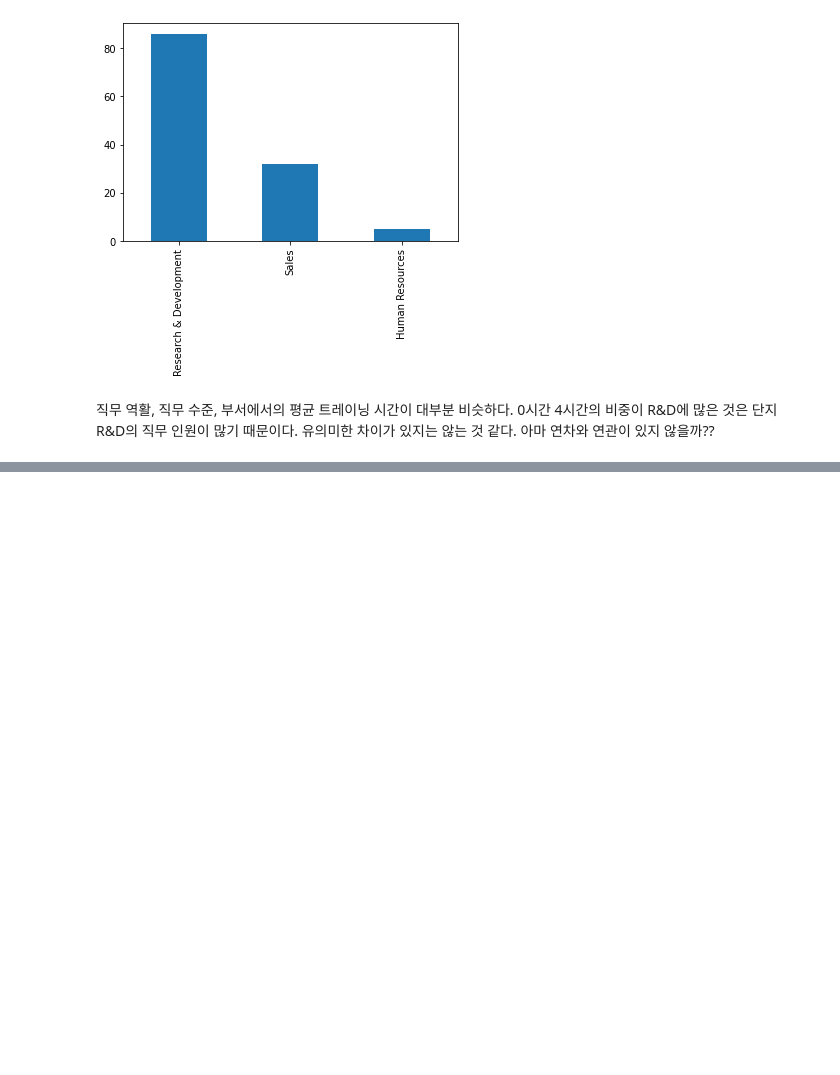
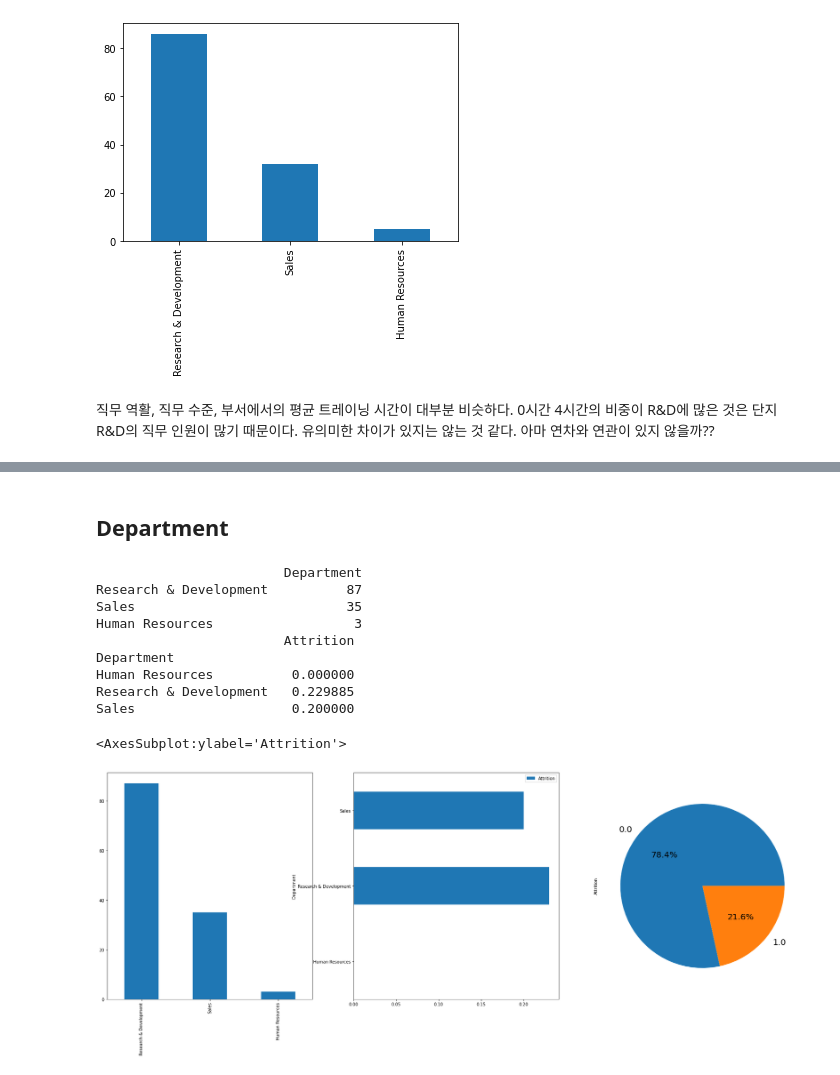
Before and after one commit to Insight-Sogang-Univ/2022_insightcon_1st_group6, a Jupyter notebook: Insightcon1_Guide(준석).ipynb, the cells around one changed output, grey strips where cells are left out. Saved outputs shown, nothing was run; the diff lists cells and outputs as text; code cells hidden in the pictures; blank space fills up the shorter version.

```diff
--- a/Insightcon1_Guide(준석).ipynb
+++ b/Insightcon1_Guide(준석).ipynb
@@ -582,0 +607,13 @@ plt.show()
+# %%
+# age_band 만들기
+data['Age_band'] = 0
+data.loc[data['Age'] <= 25, 'Age_band'] = 0
+data.loc[(data['Age'] > 25) & (data['Age'] <= 33), 'Age_band'] = 1
+data.loc[(data['Age'] > 33) & (data['Age'] <= 41), 'Age_band'] = 2
+data.loc[(data['Age'] >= 42) & (data['Age'] <= 49), 'Age_band'] = 3
+data.loc[data['Age'] > 49, 'Age_band'] = 4
+
+data['SalaryHike_range'] = pd.qcut(data['PercentSalaryHike'], q=4,labels=[1,2,3,4])
+#data_talent = data[data['SalaryHike_range']==4]
+
+dataNew=data.loc[(data["Age"]<34)&(data['SalaryHike_range']==4)]
@@ -582,0 +636,29 @@ plt.show()
+# %% [markdown]
+## Department
+# %%
+dataNew['Attrition']=dataNew['Attrition'].astype("float")
+f,ax=plt.subplots(1,3,figsize=(30,10))
+
+
+
+dataNew['Department'].value_counts().plot.bar(ax=ax[0])
+print(dataNew['Department'].value_counts().to_frame())
+
+dataNew[['Attrition','Department']].groupby(['Department']).mean().plot.barh(ax=ax[1])
+print(dataNew[['Attrition','Department']].groupby(['Department']).mean())
+
+dataNew['Attrition'].value_counts().plot.pie(autopct='%1.1f%%',
+                                         ax=ax[2],
+                                         fontsize=20)
+# %% [output]
+                        Department
+Research & Development          87
+Sales                           35
+Human Resources                  3
+                        Attrition
+Department
+Human Resources          0.000000
+Research & Development   0.229885
+Sales                    0.200000
+<AxesSubplot:ylabel='Attrition'>
+[figure, added]
```
Also changed, not shown: parts of 39 cells of this notebook, 1 other file.
